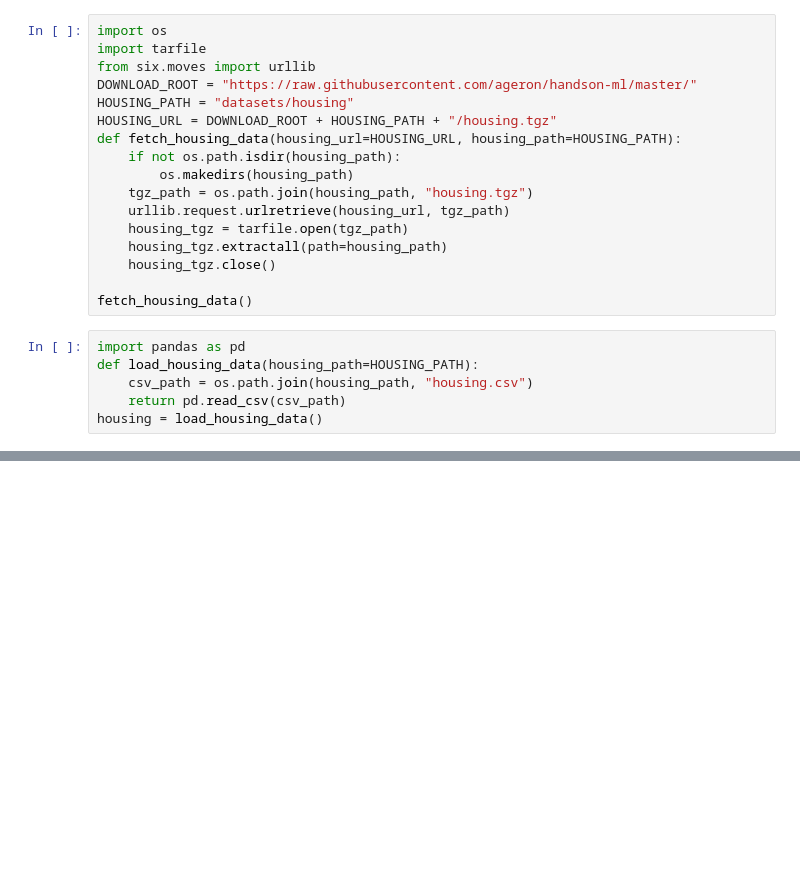
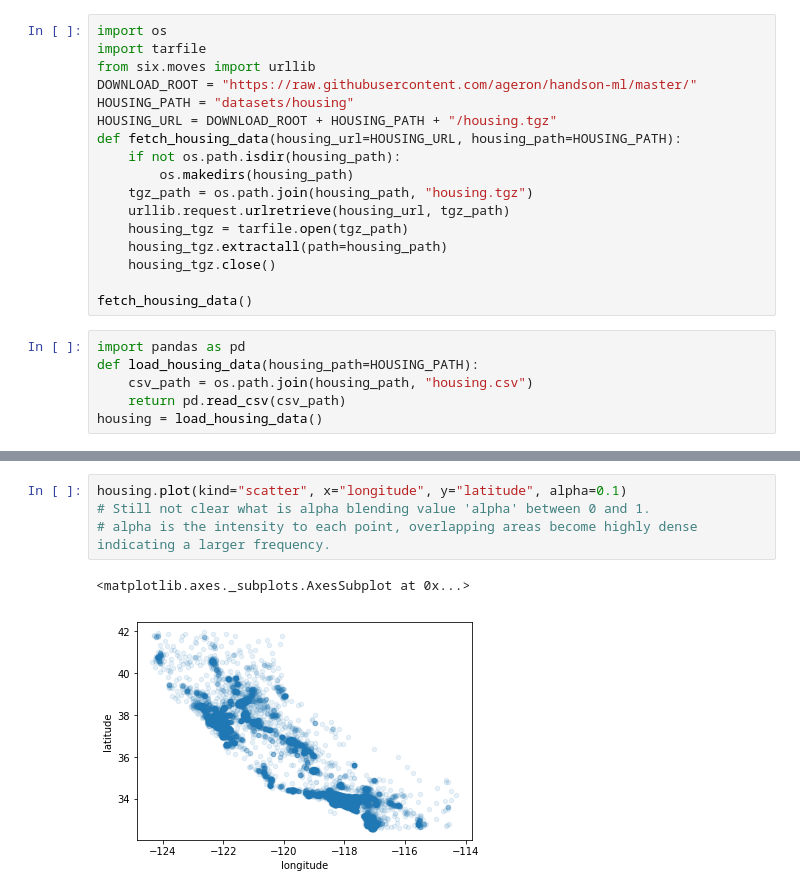
Before and after one commit to IshantWankhede/HandsOnML, a Jupyter notebook: Housing.ipynb, the cells around one changed output, grey strips where cells are left out. Cells and saved outputs as stored; diff of their text form; blank space fills up the shorter version.

```diff
--- a/Housing.ipynb
+++ b/Housing.ipynb
@@ -39,0 +139,7 @@ print(housing.head())
+# %%
+housing.plot(kind="scatter", x="longitude", y="latitude", alpha=0.1)
+# Still not clear what is alpha blending value 'alpha' between 0 and 1.
+# alpha is the intensity to each point, overlapping areas become highly dense indicating a larger frequency.
+# %% [output]
+<matplotlib.axes._subplots.AxesSubplot at 0x...>
+[figure, added]
```
Also changed, not shown: parts of 21 cells of this notebook.
